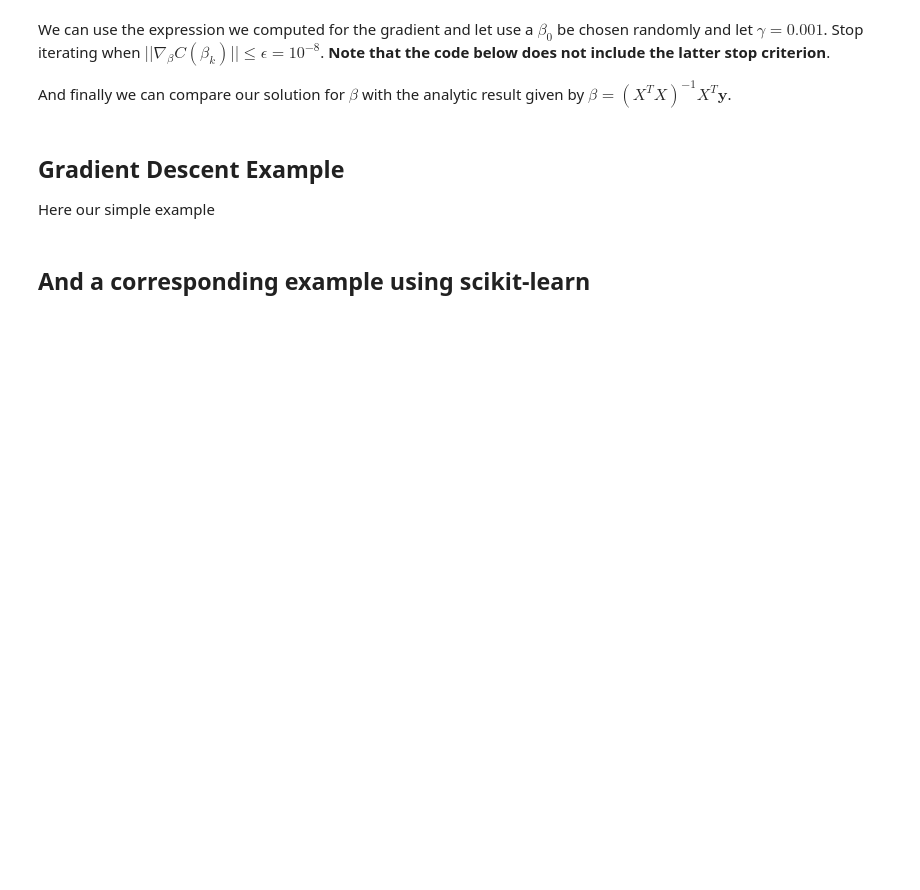
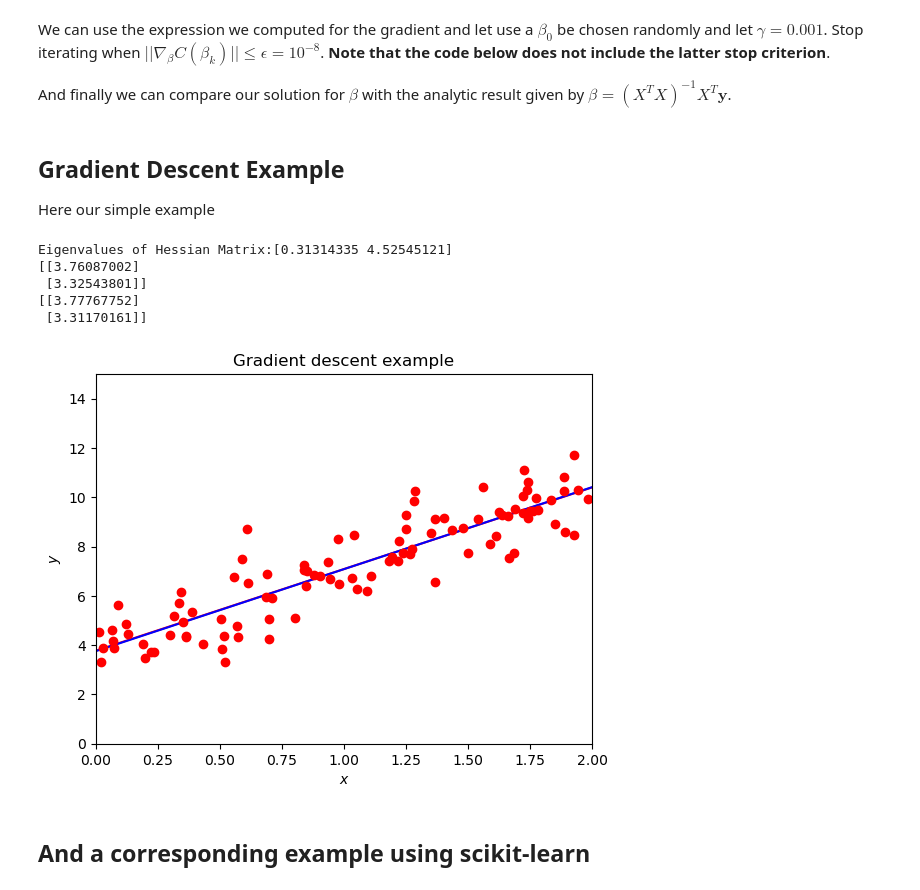
Before and after one commit to CompPhysics/CompSciProgram, a Jupyter notebook: doc/pub/week46/ipynb/week46.ipynb, the cells around one changed output. Drawn from its saved outputs; the diff is of its cells as text; code cells hidden in the pictures; blank space fills up the shorter version.

```diff
--- a/doc/pub/week46/ipynb/week46.ipynb
+++ b/doc/pub/week46/ipynb/week46.ipynb
@@ -778,35 +778,42 @@ y = 4+3*x+np.random.randn(n,1)
 
 X = np.c_[np.ones((n,1)), x]
 # Hessian matrix
 H = (2.0/n)* X.T @ X
 # Get the eigenvalues
 EigValues, EigVectors = np.linalg.eig(H)
 print(f"Eigenvalues of Hessian Matrix:{EigValues}")
 
 beta_linreg = np.linalg.inv(X.T @ X) @ X.T @ y
 print(beta_linreg)
 beta = np.random.randn(2,1)
 
-eta = 1.0/np.max(EigValues)
-Niterations = 1000
+eta = 0.0001#1.0/np.max(EigValues)
+Niterations = 100000
 
 for iter in range(Niterations):
     gradient = (2.0/n)*X.T @ (X @ beta-y)
     beta -= eta*gradient
 
 print(beta)
 xnew = np.array([[0],[2]])
 xbnew = np.c_[np.ones((2,1)), xnew]
 ypredict = xbnew.dot(beta)
 ypredict2 = xbnew.dot(beta_linreg)
 plt.plot(xnew, ypredict, "r-")
 plt.plot(xnew, ypredict2, "b-")
 plt.plot(x, y ,'ro')
 plt.axis([0,2.0,0, 15.0])
 plt.xlabel(r'$x$')
 plt.ylabel(r'$y$')
 plt.title(r'Gradient descent example')
 plt.show()
+# %% [output]
+Eigenvalues of Hessian Matrix:[0.31314335 4.52545121]
+[[3.76087002]
+ [3.32543801]]
+[[3.77767752]
+ [3.31170161]]
+[figure, added]
 # %% [markdown]
 ## And a corresponding example using **scikit-learn**
 # %%
```
Also changed, not shown: parts of 4 cells of this notebook, 2 other files.
